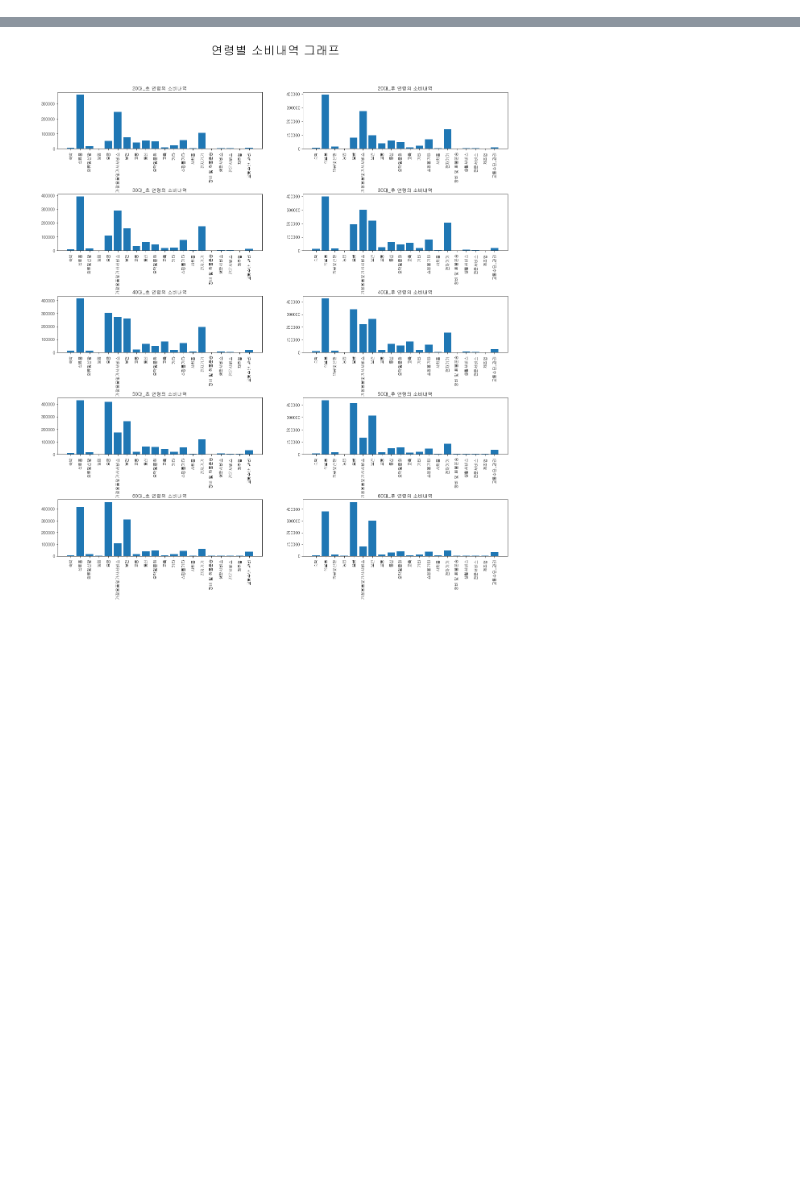
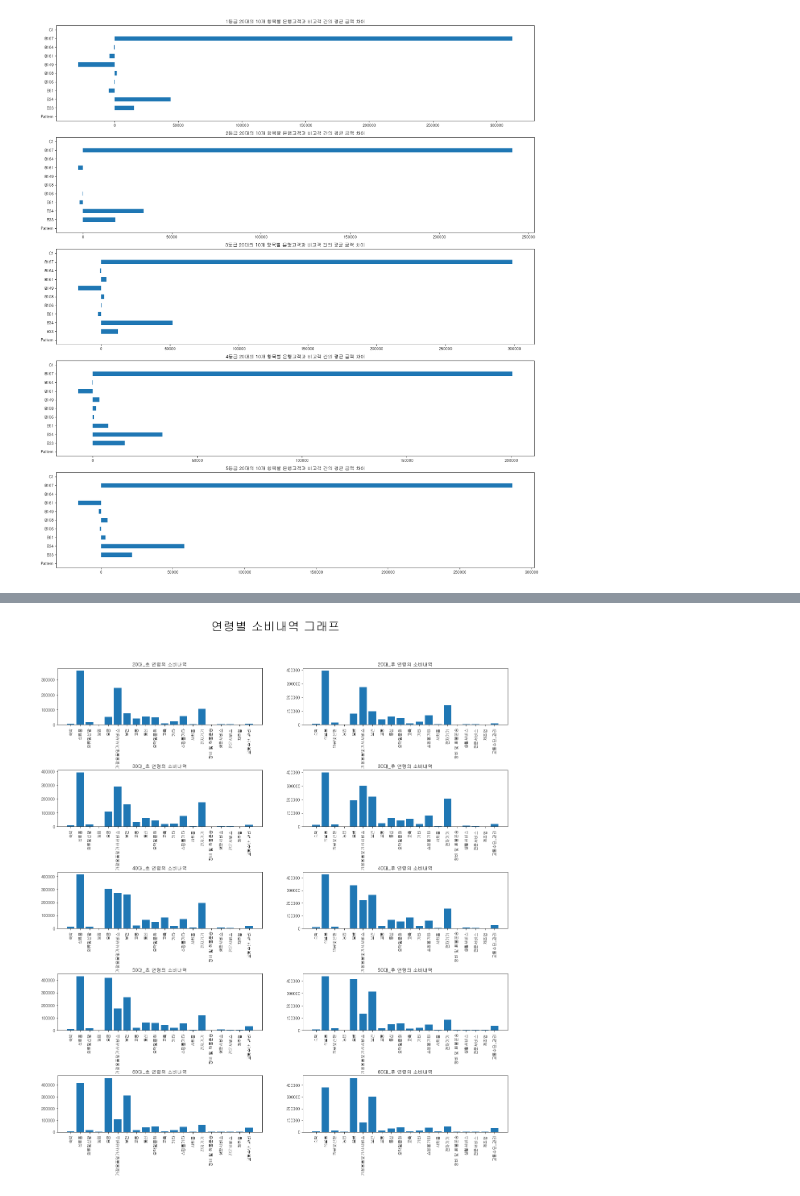
Before and after one commit to Sin-bik-hae/data-analysis, a Jupyter notebook: tabot/해커톤.ipynb, the cells around one changed output, grey strips where cells are left out. Saved outputs shown, nothing was run; the diff lists cells and outputs as text; code cells hidden in the pictures; blank space fills up the shorter version.

```diff
--- a/tabot/해커톤.ipynb
+++ b/tabot/해커톤.ipynb
@@ -118,0 +226,3 @@ temp_dat
+# %%
+x1 = x.iloc[:,1:]
+x1
@@ -118,0 +327,3 @@ temp_dat
+# %%
+x1['Pattern'] = cluster
+x1.groupby('Pattern').mean()
@@ -118,0 +341,4 @@ temp_dat
+# %%
+x2 = x1[["Pattern","B33","B34","B61","B106","B108","B149","B161","B164","B167","C1"]]
+x2
+# "전자상거래_다품목취급","결제대행_PG","통신요금_이동시내전화","생명보험","일반전문학원","제약회사","주유소","가정용연료","총액","이용건수"
@@ -118,0 +359,3 @@ temp_dat
+# %%
+df1 = pd.concat([df_p.iloc[:,:3],x2], axis = 1)
+df1
@@ -118,0 +397,27 @@ temp_dat
+# %%
+plt.figure(figsize=(18,20))
+
+plt.subplot(5,1,1)
+plt.title("1등급 20대의 10개 항목별 은행고객과 비고객 간의 평균 금액 차이")
+df0_minus.plot.barh(df0_minus.index, df0_minus.values)
+
+plt.subplot(5,1,2)
+plt.title("2등급 20대의 10개 항목별 은행고객과 비고객 간의 평균 금액 차이")
+df1_minus.plot.barh(df1_minus.index, df1_minus.values)
+
+plt.subplot(5,1,3)
+plt.title("3등급 20대의 10개 항목별 은행고객과 비고객 간의 평균 금액 차이")
+df2_minus.plot.barh(df2_minus.index, df2_minus.values)
+
+plt.subplot(5,1,4)
+plt.title("4등급 20대의 10개 항목별 은행고객과 비고객 간의 평균 금액 차이")
+df3_minus.plot.barh(df3_minus.index, df3_minus.values)
+
+plt.subplot(5,1,5)
+plt.title("5등급 20대의 10개 항목별 은행고객과 비고객 간의 평균 금액 차이")
+df4_minus.plot.barh(df4_minus.index, df4_minus.values)
+
+plt.tight_layout()
+plt.show()
+# %% [output]
+[figure, added]
```
Also changed, not shown: parts of 35 cells of this notebook, 1 other file.
